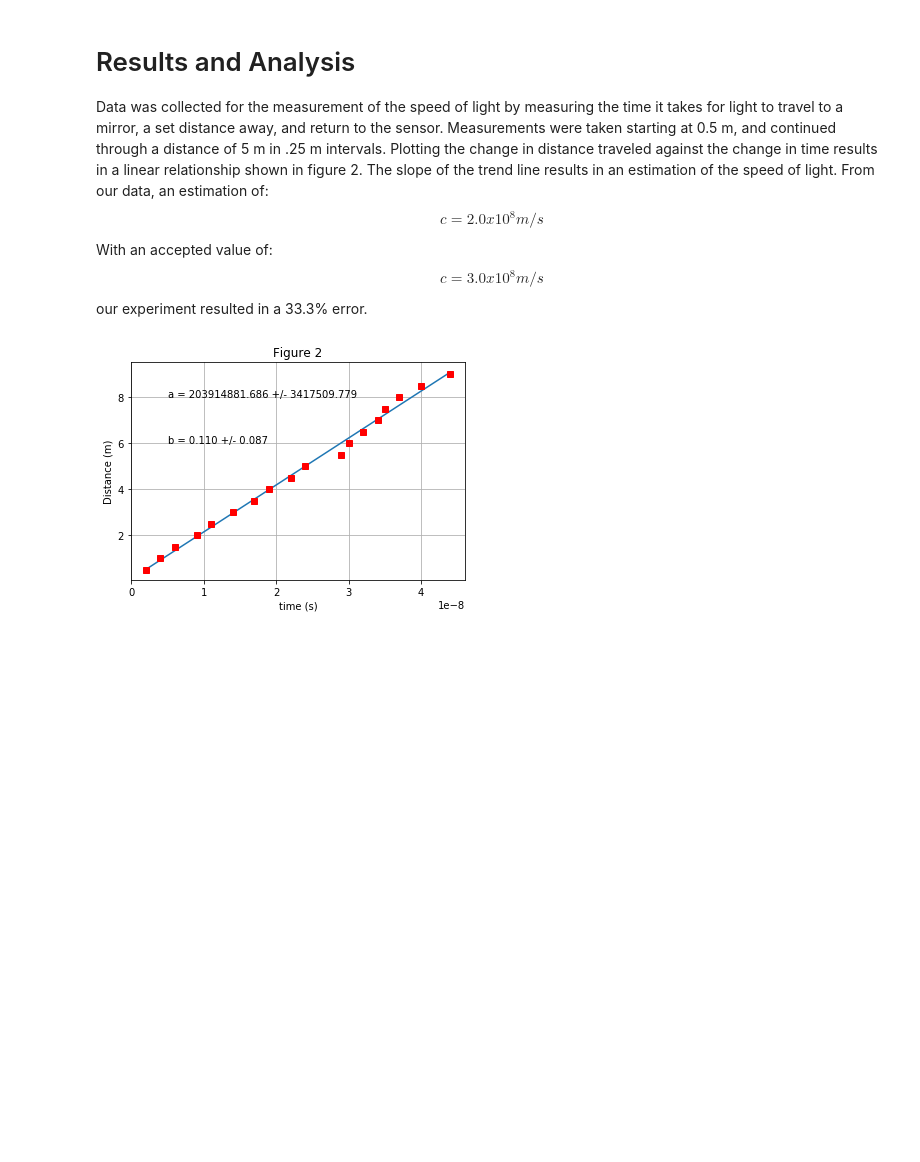
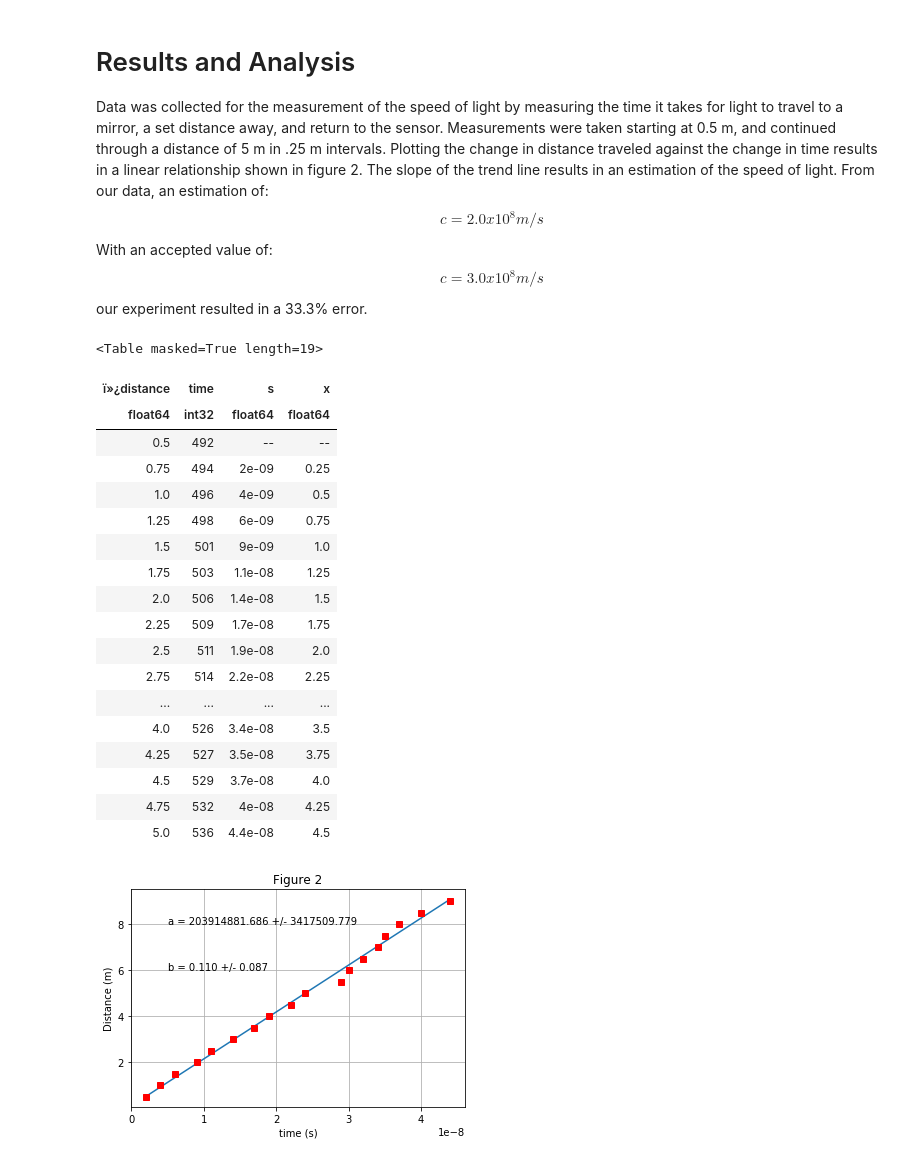
Before and after one commit to jsribaud/PHY363, a Jupyter notebook: lab03/lab03_ks.ipynb, the cells around one changed output. Saved outputs shown, nothing was run; the diff lists cells and outputs as text; code cells hidden in the pictures; blank space fills up the shorter version.

Commit message:
added table

```diff
--- a/lab03/lab03_ks.ipynb
+++ b/lab03/lab03_ks.ipynb
@@ -30,6 +30,30 @@ Lab Equipment used (1)
 # Results and Analysis
 
 Data was collected for the measurement of the speed of light by measuring the time it takes for light to travel to a mirror, a set distance away, and return to the sensor. Measurements were taken starting at 0.5 m, and continued through a distance of 5 m in .25 m intervals. Plotting the change in distance traveled against the change in time results in a linear relationship shown in figure 2. The slope of the trend line results in an estimation of the speed of light. From our data, an estimation of: \begin{equation} c= 2.0x10^8 m/s \end{equation} With an accepted value of: \begin{equation} c= 3.0x10^8 m/s \end{equation} our experiment resulted in a 33.3% error.
+# %%
+from astropy.io import ascii
+data = ascii.read('lab03_data_g1.csv')
+data
+# %% [output]
+<Table masked=True length=19>
+| ï»¿distance | time | s | x |
+| float64 | int32 | float64 | float64 |
+| 0.5 | 492 | -- | -- |
+| 0.75 | 494 | 2e-09 | 0.25 |
+| 1.0 | 496 | 4e-09 | 0.5 |
+| 1.25 | 498 | 6e-09 | 0.75 |
+| 1.5 | 501 | 9e-09 | 1.0 |
+| 1.75 | 503 | 1.1e-08 | 1.25 |
+| 2.0 | 506 | 1.4e-08 | 1.5 |
+| 2.25 | 509 | 1.7e-08 | 1.75 |
+| 2.5 | 511 | 1.9e-08 | 2.0 |
+| 2.75 | 514 | 2.2e-08 | 2.25 |
+| ... | ... | ... | ... |
+| 4.0 | 526 | 3.4e-08 | 3.5 |
+| 4.25 | 527 | 3.5e-08 | 3.75 |
+| 4.5 | 529 | 3.7e-08 | 4.0 |
+| 4.75 | 532 | 4e-08 | 4.25 |
+| 5.0 | 536 | 4.4e-08 | 4.5 |
 # %%
 import numpy as np
 import matplotlib.pyplot as plt
```
